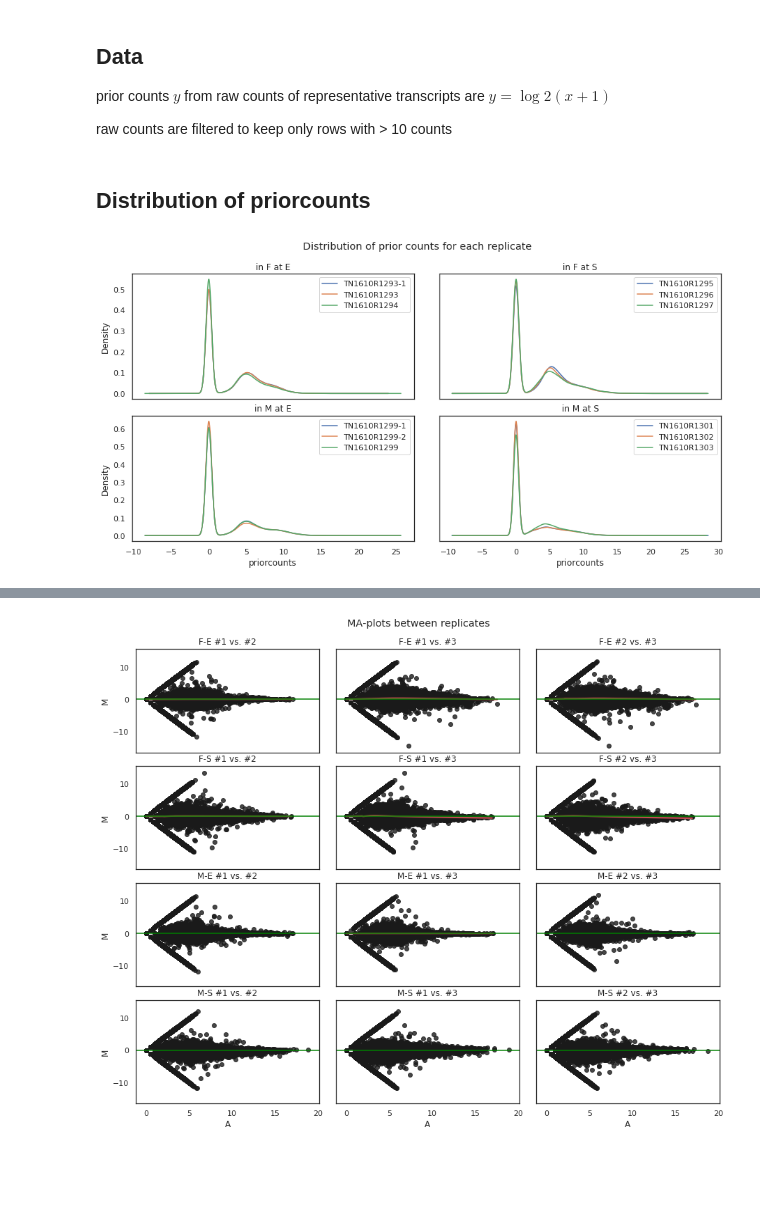
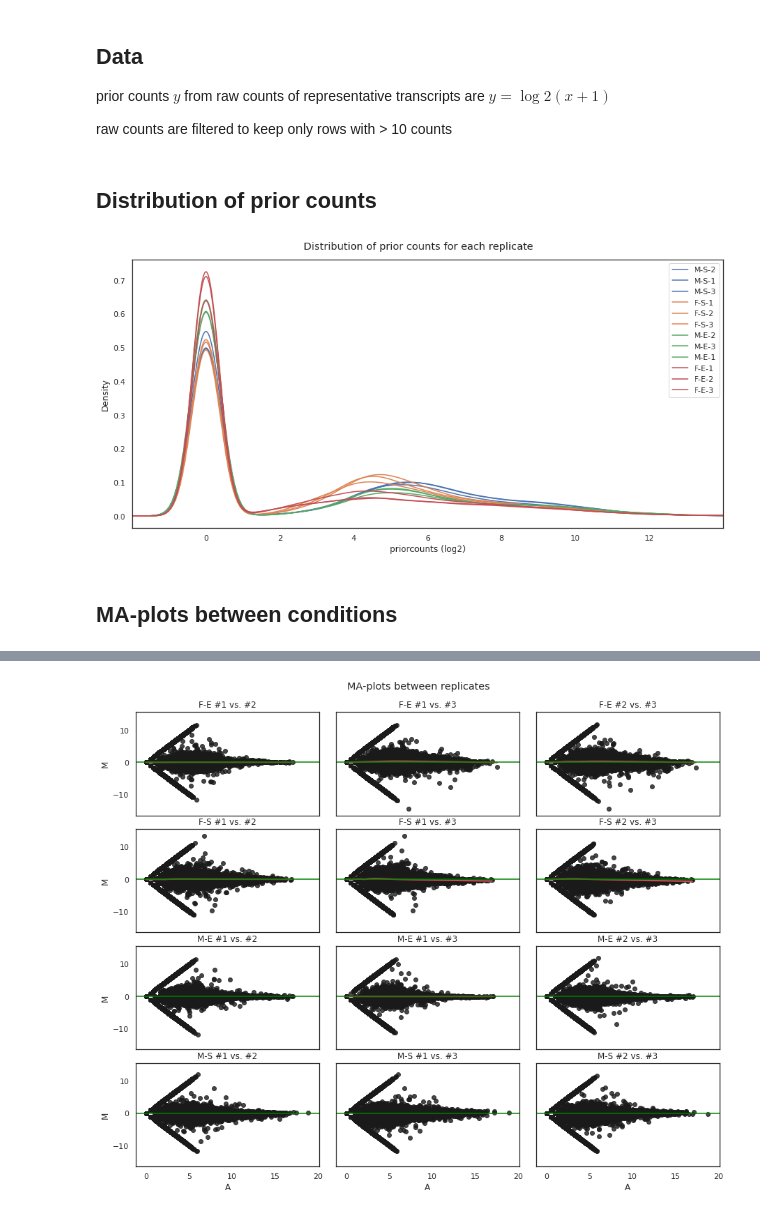
Before and after one commit to michaelpierrelee/2019-yun-pierrelee-chlorella_HS2-paper, a Jupyter notebook: notebooks/1-raw_count_quality.py.ipynb, the cells around one changed output, grey strips where cells are left out. Saved outputs shown, nothing was run; the diff lists cells and outputs as text; code cells hidden in the pictures; blank space fills up the shorter version.

```diff
--- a/notebooks/1-raw_count_quality.py.ipynb
+++ b/notebooks/1-raw_count_quality.py.ipynb
@@ -55,20 +52,21 @@ raw_counts = raw_counts[ (raw_counts.sum(axis=1) > 1) ]
 priorcounts = raw_counts.apply( lambda x: np.log2(x+1) )
 # %% [markdown]
-## Distribution of priorcounts
+## Distribution of prior counts
-# %%
-fig, axes = plt.subplots(nrows=2, ncols=2, figsize=(15, 7))
-plt.subplots_adjust(left=None, bottom=None, right=None, top=None, wspace=.09, hspace=.13)
-fig.suptitle('Distribution of prior counts for each replicate', x=.5, y=.97)
-
-priorcounts.iloc[:, 0:3].plot.kde(title="in F at E", ax=axes[0,0], sharex = True, sharey = True)
-priorcounts.iloc[:, 3:6].plot.kde(title="in F at S", ax=axes[0,1], sharex = True, sharey = True)
-priorcounts.iloc[:, 6:9].plot.kde(title="in M at E", ax=axes[1,0], sharex = True, sharey = True)
-priorcounts.iloc[:, 9:12].plot.kde(title="in M at S", ax=axes[1,1], sharex = True, sharey = True)
-
-axes[1,0].set_xlabel("priorcounts")
-axes[1,1].set_xlabel("priorcounts")
-
-plt.savefig('../figures/distribution_counts.png', format='png', bbox_inches='tight')
-plt.show()
-# %% [output]
-[figure, removed]
+# %%
+fig, axes = plt.subplots(nrows=1, ncols=1, figsize=(15, 7))
+fig.suptitle('Distribution of prior counts for each replicate', x=.5, y=.93)
+
+colors = [c for c in sns.color_palette("deep", 4).as_hex() for i in range(3)]
+
+priorcounts.plot.kde( ax=axes, color=colors )
+
+axes.set_xlabel("priorcounts (log2)")
+axes.set_xlim([-2, 14])
+axes.set_xticks(range(0,14,2))
+
+plt.savefig('../figures/distribution_counts.png', format='png', bbox_inches='tight')
+plt.show()
+# %% [output]
+[figure, added]
+# %% [markdown]
+## MA-plots between conditions
```
Also changed, not shown: parts of 9 cells of this notebook, 4 other files.
